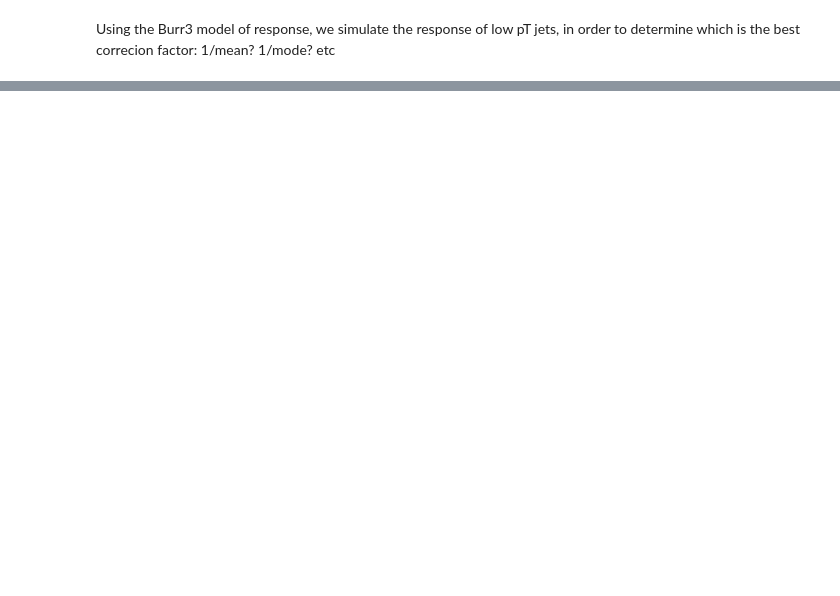
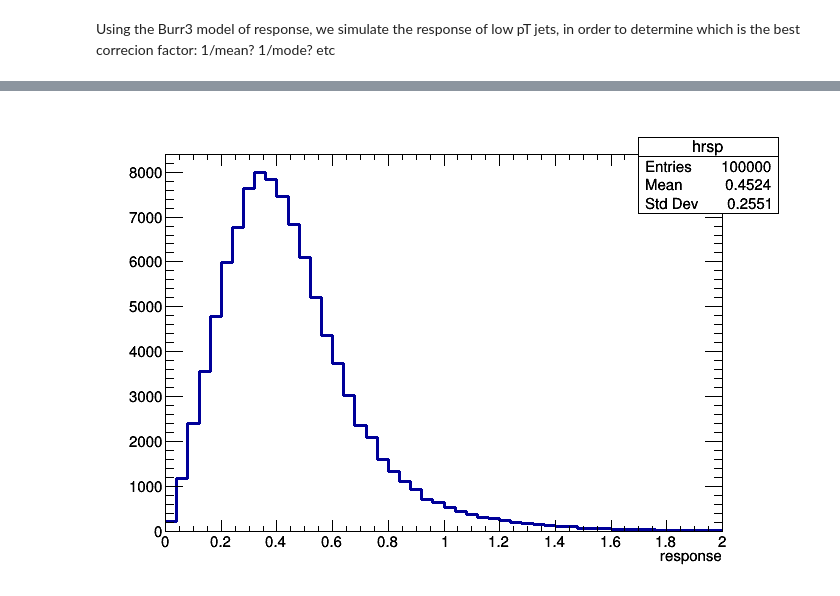
Before and after one commit to raggleton/random-notebooks, a Jupyter notebook: Applying different corrections at low pt.ipynb, the cells around one changed output, grey strips where cells are left out. Cells and saved outputs as stored; diff of their text form; code cells hidden in the pictures; blank space fills up the shorter version.

```diff
--- a/Applying different corrections at low pt.ipynb
+++ b/Applying different corrections at low pt.ipynb
@@ -154,0 +203,9 @@ plt.minorticks_on()
+# %%
+hrsp = ROOT.TH1F("hrsp", ";response;", 50, 0, 2)
+for x in r:
+    hrsp.Fill(x)
+# %%
+hrsp.Draw()
+c.Draw()
+# %% [output]
+[figure, added]
```
Also changed, not shown: parts of 31 cells of this notebook.
